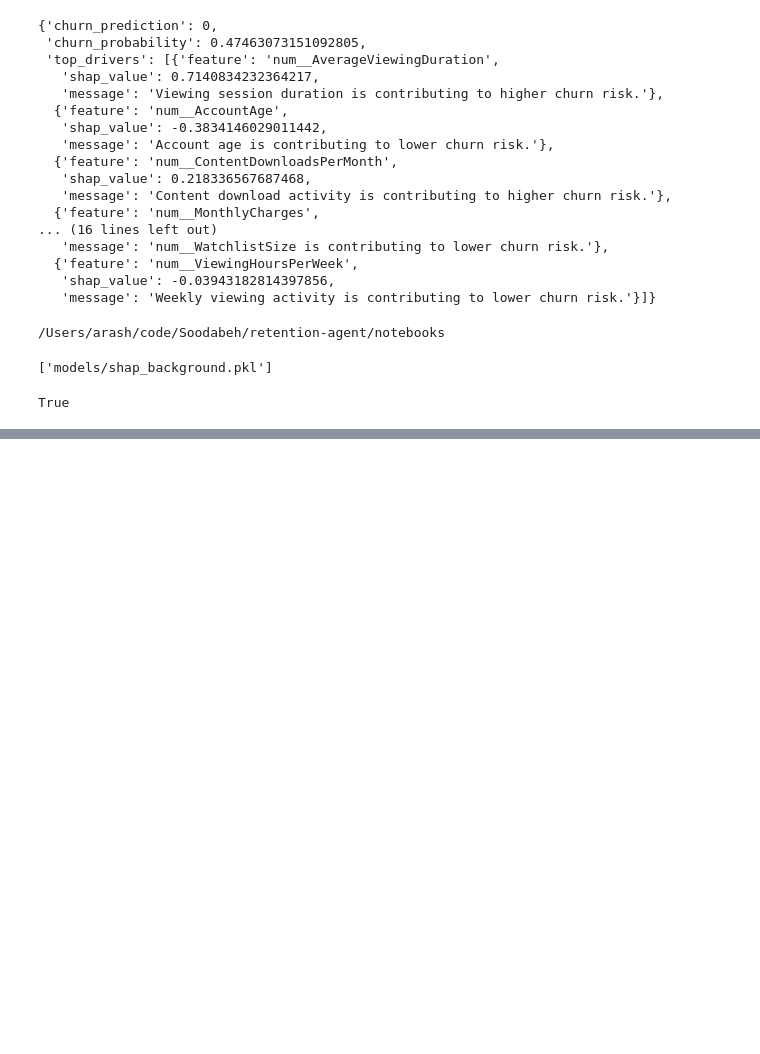
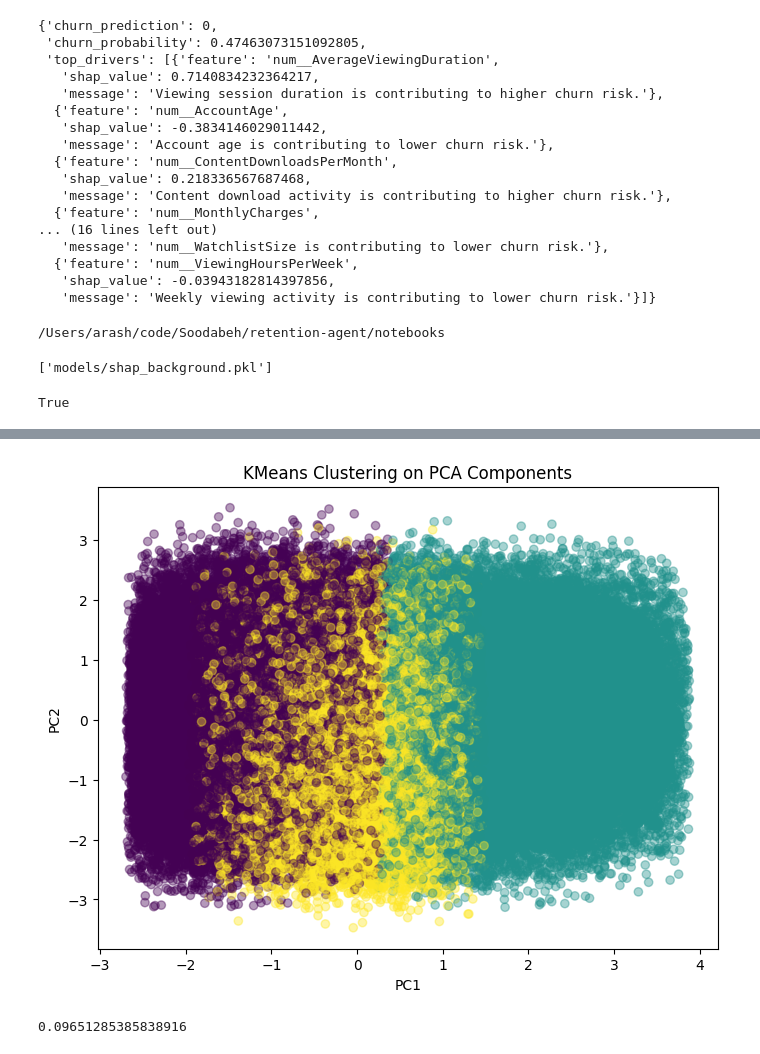
Before and after one commit to Soodabeh/retention-agent, a Jupyter notebook: notebooks/soodabeh-notebook.ipynb, the cells around one changed output, grey strips where cells are left out. Drawn from its saved outputs; the diff is of its cells as text; code cells hidden in the pictures; blank space fills up the shorter version.

```diff
--- a/notebooks/soodabeh-notebook.ipynb
+++ b/notebooks/soodabeh-notebook.ipynb
@@ -1168,0 +1514,11 @@ True
+# %%
+# Keep 10 principal components
+# In our case, 10 PCs keep around 65% of the variance
+
+pca10 = PCA(n_components=10, random_state=42)
+X_pca10 = pca10.fit_transform(X_seg_transformed)
+X_pca10_df = pd.DataFrame(
+    X_pca10,
+    columns=[f"PC{i}" for i in range(1, 11)]
+)
+X_pca10_df.head()
@@ -1168,0 +1532,14 @@ True
+# %%
+# Train KMeans on the PCA-transformed data
+
+km = KMeans(
+    n_clusters=3,
+    random_state=42,
+    n_init=10
+)
+
+cluster_labels = km.fit_predict(X_pca10)
+
+X_pca10_df["cluster"] = cluster_labels
+
+X_pca10_df.head()
@@ -1168,0 +1553,39 @@ True
+# %%
+# Visualize clusters using PC1 and PC2
+
+plt.figure(figsize=(8, 6))
+
+plt.scatter(
+    X_pca10_df["PC1"],
+    X_pca10_df["PC2"],
+    c=X_pca10_df["cluster"],
+    alpha=0.4
+)
+
+plt.xlabel("PC1")
+plt.ylabel("PC2")
+plt.title("KMeans Clustering on PCA Components")
+
+plt.show()
+# %% [output]
+[figure, added]
+# %%
+# Optional: calculate silhouette score on a sample
+# We use a sample because silhouette_score is very slow on the full dataset
+
+sample_size = 10000
+
+idx = np.random.choice(
+    len(X_pca10),
+    size=sample_size,
+    replace=False
+)
+
+silhouette = silhouette_score(
+    X_pca10[idx],
+    cluster_labels[idx]
+)
+
+silhouette
+# %% [output]
+0.09651285385838916
```
Also changed, not shown: parts of 38 cells of this notebook, 1 other file.
